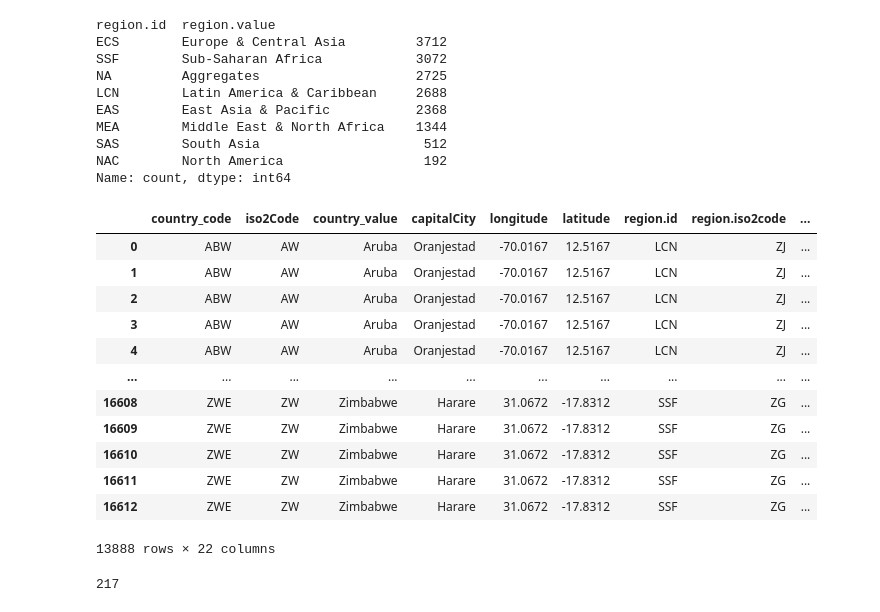
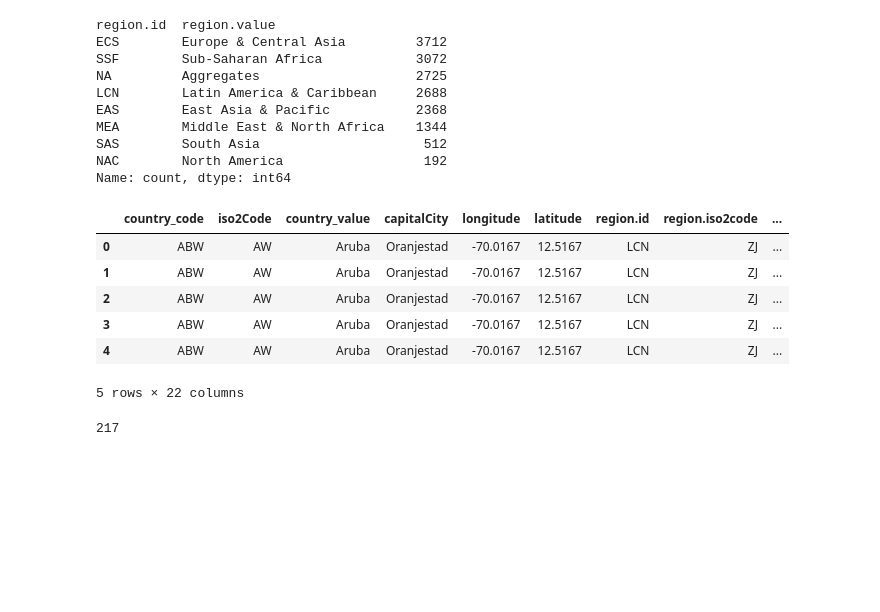
Before and after one commit to nss-data-science-cohort-8/api-exercise-catdgomez, a Jupyter notebook: notebooks/undata_api_exercise.ipynb, the cells around one changed output. Cells and saved outputs as stored; diff of their text form; code cells hidden in the pictures; blank space fills up the shorter version.

```diff
--- a/notebooks/undata_api_exercise.ipynb
+++ b/notebooks/undata_api_exercise.ipynb
@@ -439,21 +433,15 @@ NAC        North America                  192
 Name: count, dtype: int64
 # %%
 only_ctries_le_gdp = cty_le_gdp_df[cty_le_gdp_df['region.value'] != 'Aggregates']
-only_ctries_le_gdp
+only_ctries_le_gdp.head()
 # %% [output]
 |  | country_code | iso2Code | country_value | capitalCity | longitude | latitude | region.id | region.iso2code | ... |
 | 0 | ABW | AW | Aruba | Oranjestad | -70.0167 | 12.5167 | LCN | ZJ | ... |
 | 1 | ABW | AW | Aruba | Oranjestad | -70.0167 | 12.5167 | LCN | ZJ | ... |
 | 2 | ABW | AW | Aruba | Oranjestad | -70.0167 | 12.5167 | LCN | ZJ | ... |
 | 3 | ABW | AW | Aruba | Oranjestad | -70.0167 | 12.5167 | LCN | ZJ | ... |
 | 4 | ABW | AW | Aruba | Oranjestad | -70.0167 | 12.5167 | LCN | ZJ | ... |
-| ... | ... | ... | ... | ... | ... | ... | ... | ... | ... |
-| 16608 | ZWE | ZW | Zimbabwe | Harare | 31.0672 | -17.8312 | SSF | ZG | ... |
-| 16609 | ZWE | ZW | Zimbabwe | Harare | 31.0672 | -17.8312 | SSF | ZG | ... |
-| 16610 | ZWE | ZW | Zimbabwe | Harare | 31.0672 | -17.8312 | SSF | ZG | ... |
-| 16611 | ZWE | ZW | Zimbabwe | Harare | 31.0672 | -17.8312 | SSF | ZG | ... |
-| 16612 | ZWE | ZW | Zimbabwe | Harare | 31.0672 | -17.8312 | SSF | ZG | ... |
-13888 rows × 22 columns
+5 rows × 22 columns
 # %%
 len(only_ctries_le_gdp['country_value'].unique())
 # %% [output]
```
Also changed, not shown: parts of 2 cells of this notebook, 1 other file.
